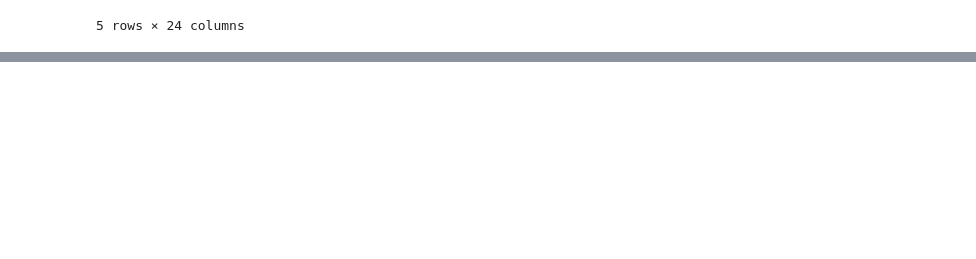
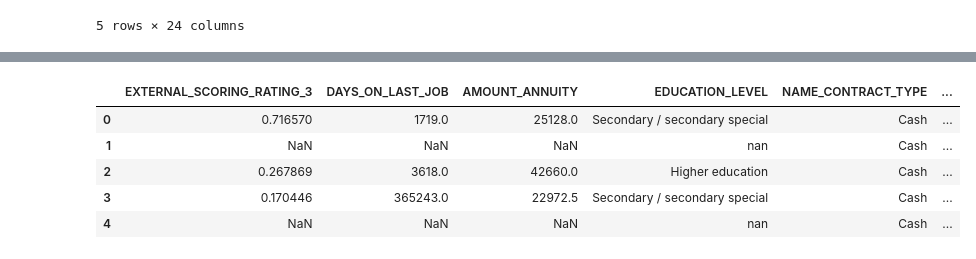
Before and after one commit to gulchitai/kaggle, a Jupyter notebook: Course_project/GSych.ipynb, the cells around one changed output, grey strips where cells are left out. Saved outputs shown, nothing was run; the diff lists cells and outputs as text; code cells hidden in the pictures; blank space fills up the shorter version.

```diff
--- a/Course_project/GSych.ipynb
+++ b/Course_project/GSych.ipynb
@@ -215,0 +616,28 @@ client_profile.head()
+# %%
+def calculate_permutation_importance(estimator,
+                                     metric: callable,
+                                     x_valid: pd.DataFrame,
+                                     y_valid: pd.Series) -> pd.Series:
+    """
+    Расчет пермутированной важности признаков.
+    """
+    scores = {}
+    y_pred = estimator.predict(x_valid)
+    base_score = metric(y_valid, y_pred)
+
+    for feature in x_valid.columns:
+        x_valid_copy = x_valid.copy()
+        x_valid_copy[feature] = np.random.permutation(x_valid_copy[feature])
+
+        y_pred = estimator.predict(x_valid_copy)
+        score = metric(y_valid, y_pred)
+        scores[feature] = base_score - score
+
+    scores = pd.Series(scores)
+    scores = scores.sort_values(ascending=False)
+
+    return scores
+# %%
+perm_importance = calculate_permutation_importance(
+    estimator=model, metric=roc_auc_score, x_valid=x_valid, y_valid=y_valid
+)
@@ -215,0 +648,3 @@ client_profile.head()
+# %%
+colums_perm_importance = list(perm_importance[perm_importance > 0].index)
+colums_perm_importance
@@ -215,0 +669,11 @@ client_profile.head()
+# %%
+data = data[colums_perm_importance]
+# %%
+data.head()
+# %% [output]
+|  | EXTERNAL_SCORING_RATING_3 | DAYS_ON_LAST_JOB | AMOUNT_ANNUITY | EDUCATION_LEVEL | NAME_CONTRACT_TYPE | ... |
+| 0 | 0.716570 | 1719.0 | 25128.0 | Secondary / secondary special | Cash | ... |
+| 1 | NaN | NaN | NaN | nan | Cash | ... |
+| 2 | 0.267869 | 3618.0 | 42660.0 | Higher education | Cash | ... |
+| 3 | 0.170446 | 365243.0 | 22972.5 | Secondary / secondary special | Cash | ... |
+| 4 | NaN | NaN | NaN | nan | Cash | ... |
```
Also changed, not shown: parts of 58 cells of this notebook.
